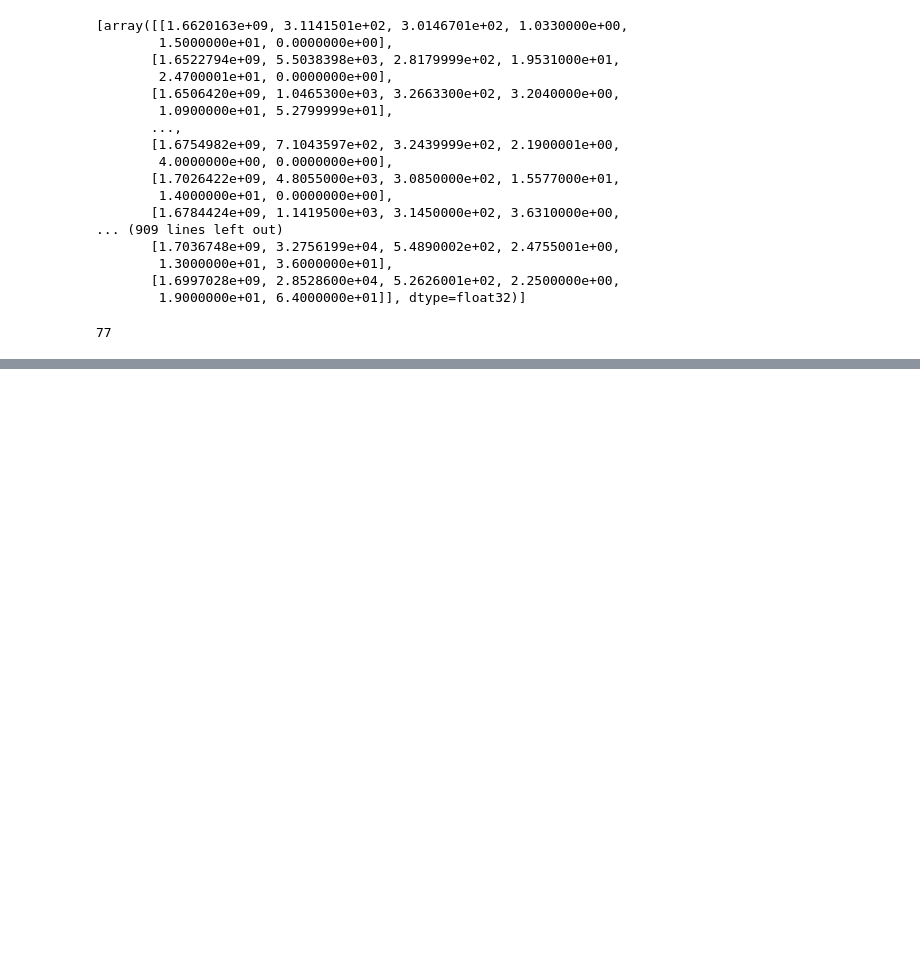
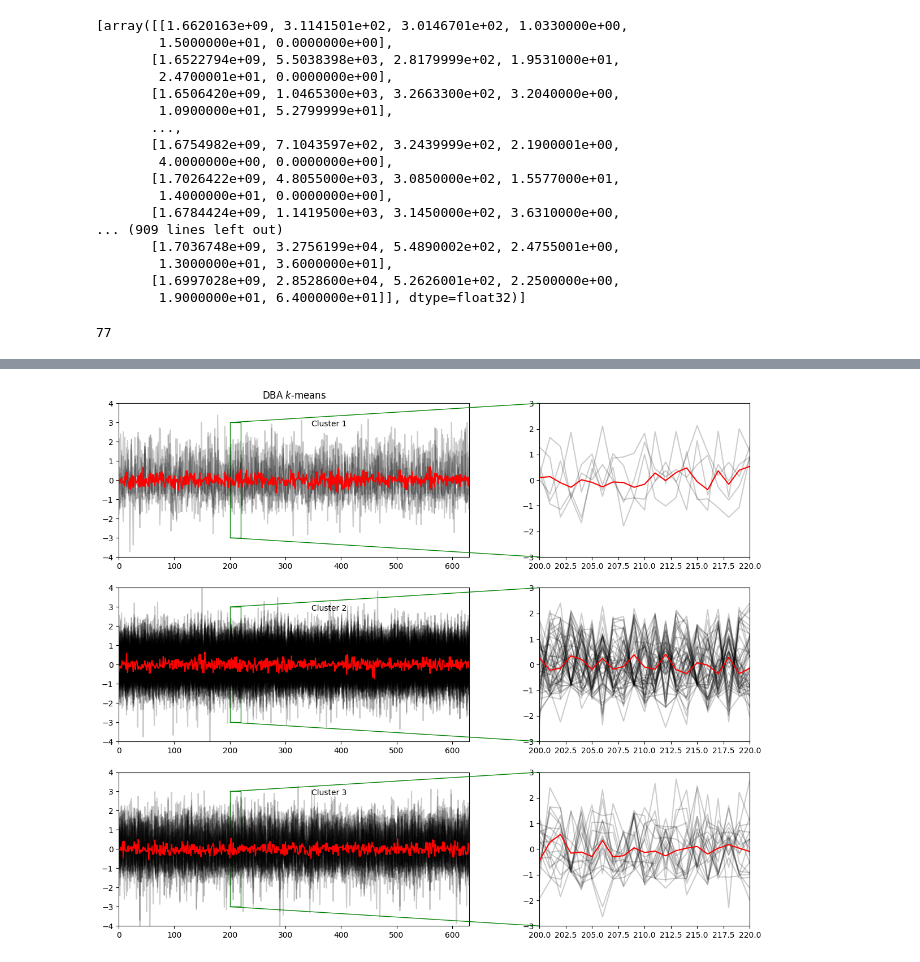
Before and after one commit to sarabreu/thesis_dev, a Jupyter notebook: 5_time_series_clustering/clean_solar.ipynb, the cells around one changed output, grey strips where cells are left out. Cells and saved outputs as stored; diff of their text form; code cells hidden in the pictures; blank space fills up the shorter version.

```diff
--- a/5_time_series_clustering/clean_solar.ipynb
+++ b/5_time_series_clustering/clean_solar.ipynb
@@ -361,0 +249,10 @@ Soft-DTW k-means
+# %%
+# DBA-k-means
+print("DBA k-means")
+dba_km = TimeSeriesKMeans(n_clusters=3,
+                          n_init=2,
+                          metric="dtw",
+                          verbose=True,
+                          max_iter_barycenter=10,
+                          random_state=seed)
+y_pred_DBA = dba_km.fit_predict(X_train)
@@ -361,0 +293,4 @@ Soft-DTW k-means
+# %%
+zoom_in_plot(X_train, y_pred_DBA, km, sz, 'DBA')
+# %% [output]
+[figure, added]
```
Also changed, not shown: parts of 20 cells of this notebook.
